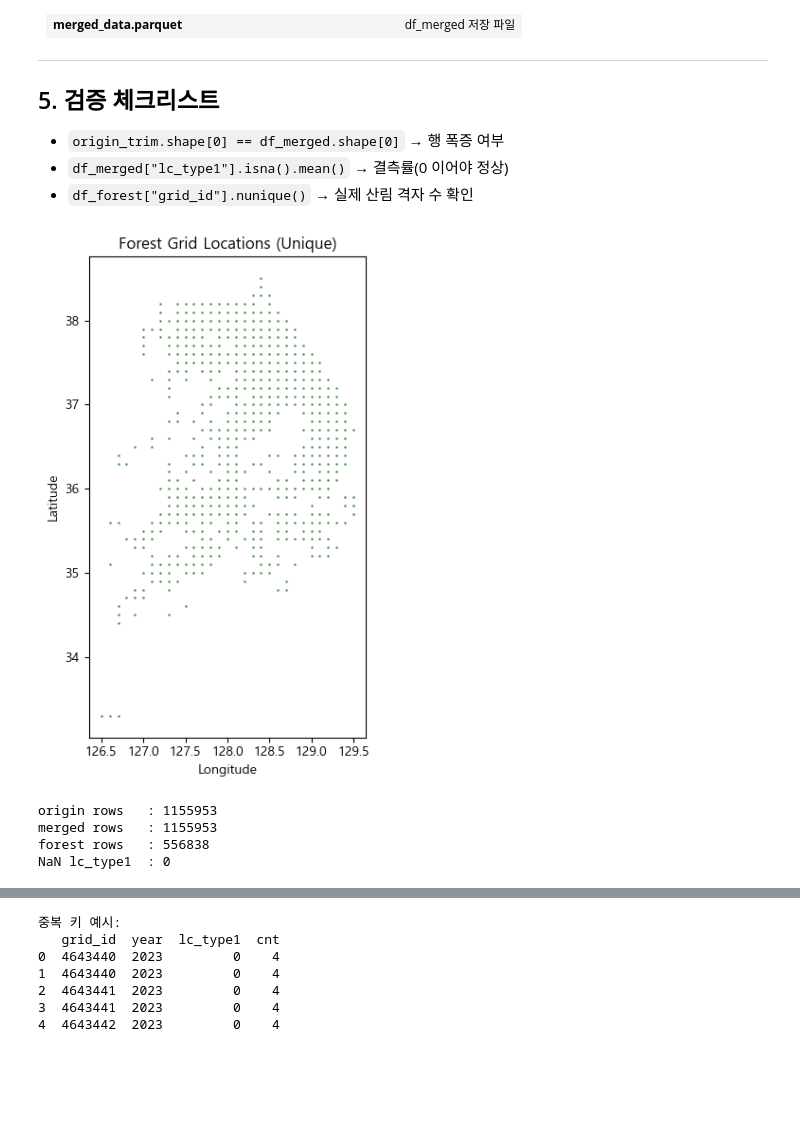
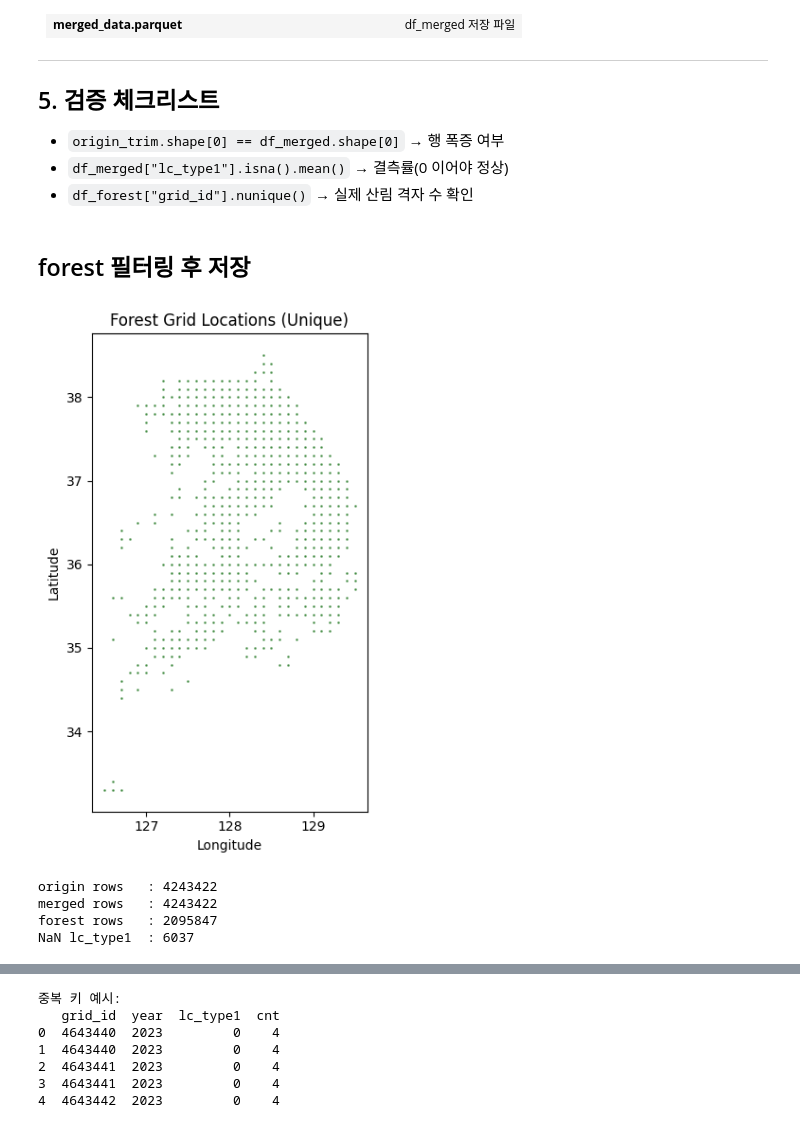
Before and after one commit to ToleranceKim/pof-model-korea, a Jupyter notebook: data/weather_af_land_consistency_check.ipynb, the cells around one changed output, grey strips where cells are left out. Cells and saved outputs as stored; diff of their text form; code cells hidden in the pictures; blank space fills up the shorter version.

```diff
--- a/data/concat.ipynb
+++ b/data/weather_af_land_consistency_check.ipynb
@@ -925,6 +916,8 @@ print("서로 다른 lc_type1이 여러 개인 키 수:", chk.shape[0])
 - `origin_trim.shape[0] == df_merged.shape[0]` → 행 폭증 여부
 - `df_merged["lc_type1"].isna().mean()` → 결측률(0 이어야 정상)
 - `df_forest["grid_id"].nunique()` → 실제 산림 격자 수 확인
+# %% [markdown]
+## forest 필터링 후 저장
 # %%
 """
 merge_forest_dataset.py
@@ -945,7 +938,7 @@ from pathlib import Path
 # 1) 데이터 로드 ────────────────────────────────────────
 origin_path = Path(
     r"C:\Users\USER\Desktop\my_git\pof-model-korea\data"
-    r"\weather_af_land_2019_2024.parquet"
+    r"\weather_af_land_2000_2024.parquet"
 )
 land_path = Path(
     r"C:\Users\USER\Desktop\my_git\pof-model-korea\data\landcover"
@@ -1006,38 +999,38 @@ forest_codes = [1, 2, 3, 4, 5]
 df_forest = df_merged[df_merged["lc_type1"].isin(forest_codes)].copy()
 
 # ──────────────────────────────────────────────────────────
 # 7) 저장
 out_dir = Path(".")
 out_dir.mkdir(exist_ok=True)
 
 df_merged.to_parquet(out_dir / "af_landcover_data.parquet",  index=False)
 df_forest.to_parquet(out_dir / "weather_af_land_forestfiltered.parquet", index=False)
 
 # ──────────────────────────────────────────────────────────
 # 8) 간단 산점도 (산림 격자 위치, 중복 좌표 제거)
 unique_pts = df_forest.drop_duplicates("grid_id")
 
 plt.figure(figsize=(8, 6))
 plt.scatter(unique_pts["longitude"], unique_pts["latitude"],
             s=1, alpha=0.5, color="darkgreen")
 plt.title("Forest Grid Locations (Unique)")
 plt.xlabel("Longitude")
 plt.ylabel("Latitude")
 plt.gca().set_aspect("equal", "box")
 plt.tight_layout()
 plt.show()
 
 # ──────────────────────────────────────────────────────────
 print("origin rows   :", origin.shape[0])
 print("merged rows   :", df_merged.shape[0])        # origin 과 같아야 함
 print("forest rows   :", df_forest.shape[0])
 print("NaN lc_type1  :", df_merged['lc_type1'].isna().sum())
 # %% [output]
-[figure, old version]
+[figure, new version]
-origin rows   : 1155953
-merged rows   : 1155953
-forest rows   : 556838
-NaN lc_type1  : 0
+origin rows   : 4243422
+merged rows   : 4243422
+forest rows   : 2095847
+NaN lc_type1  : 6037
 # %%
 df = pd.read_parquet(r"C:\Users\USER\Desktop\my_git\pof-model-korea\data\weather_af_land_forestfiltered.parquet")
 df
```
Also changed, not shown: parts of 6 cells of this notebook, 47 other files.
